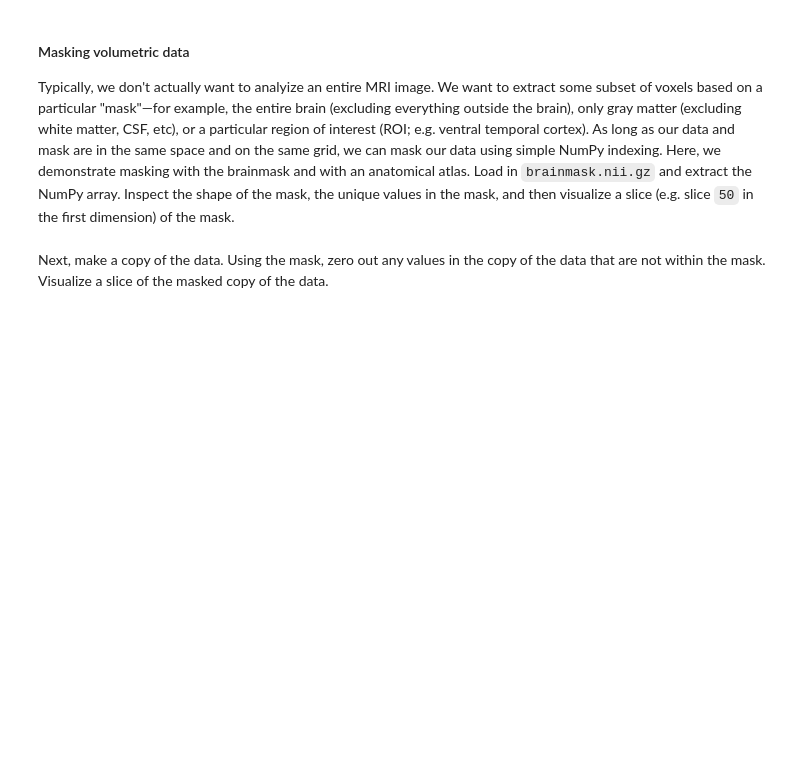
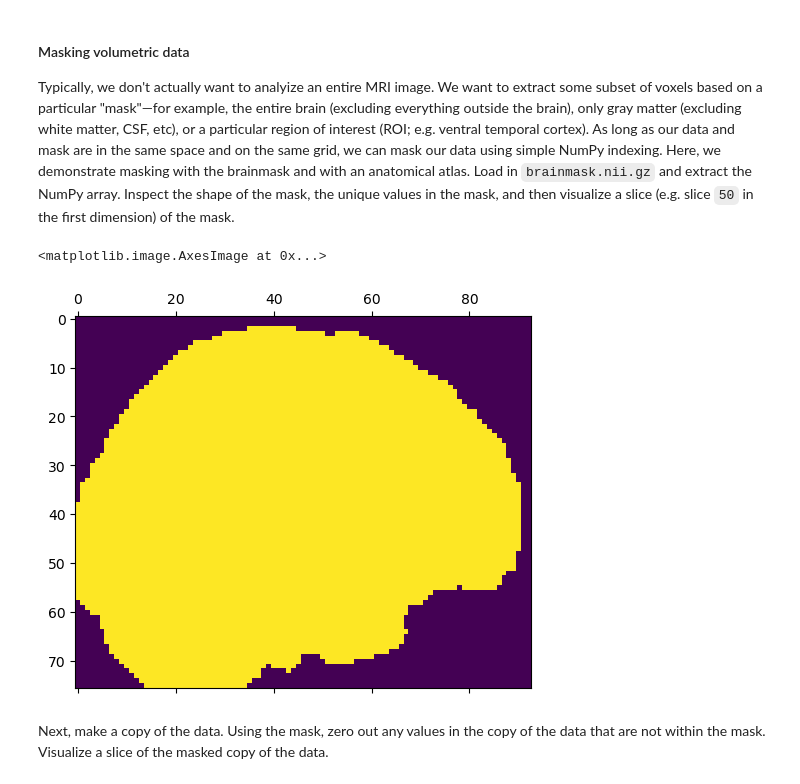
Before and after one commit to yunchang-z/neu502b-lab, a Jupyter notebook: fmri-00/fmri-00-introduction.ipynb, the cells around one changed output. Saved outputs shown, nothing was run; the diff lists cells and outputs as text; code cells hidden in the pictures; blank space fills up the shorter version.

```diff
--- a/fmri-00/fmri-00-introduction.ipynb
+++ b/fmri-00/fmri-00-introduction.ipynb
@@ -100,8 +144,14 @@ To save an image, we need to first convert our NumPy array back into a NIfTI ima
 Typically, we don't actually want to analyize an entire MRI image. We want to extract some subset of voxels based on a particular "mask"—for example, the entire brain (excluding everything outside the brain), only gray matter (excluding white matter, CSF, etc), or a particular region of interest (ROI; e.g. ventral temporal cortex). As long as our data and mask are in the same space and on the same grid, we can mask our data using simple NumPy indexing. Here, we demonstrate masking with the brainmask and with an anatomical atlas. Load in `brainmask.nii.gz` and extract the NumPy array. Inspect the shape of the mask, the unique values in the mask, and then visualize a slice (e.g. slice `50` in the first dimension) of the mask.
 # %%
 # Load brain mask
-
+mask_filename = "brainmask.nii.gz"
+mask = nib.load(mask_filename)
+mask_data = mask.get_fdata()
 # Visualize one slice of mask
+plot.matshow(mask_data[50,:,:])
+# %% [output]
+<matplotlib.image.AxesImage at 0x...>
+[figure, added]
 # %% [markdown]
 Next, make a copy of the data. Using the mask, zero out any values in the copy of the data that are not within the mask. Visualize a slice of the masked copy of the data.
 # %%
```
Also changed, not shown: parts of 10 cells of this notebook, 1 other file.
